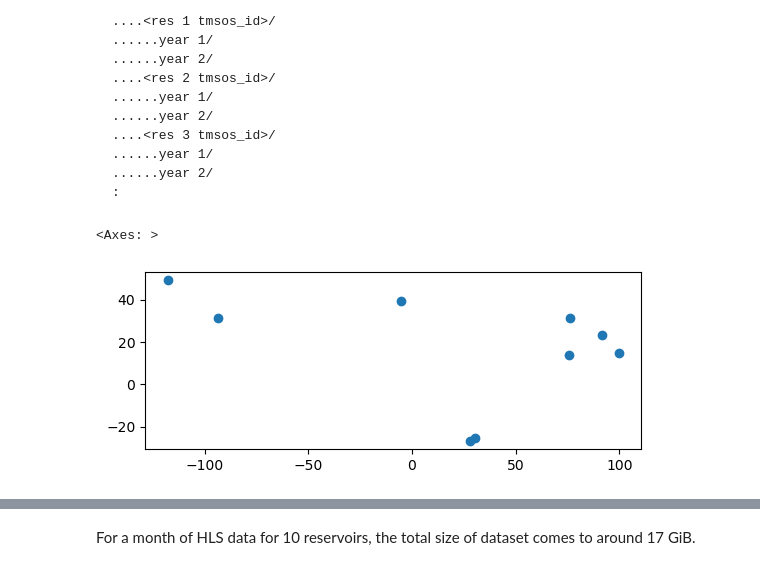
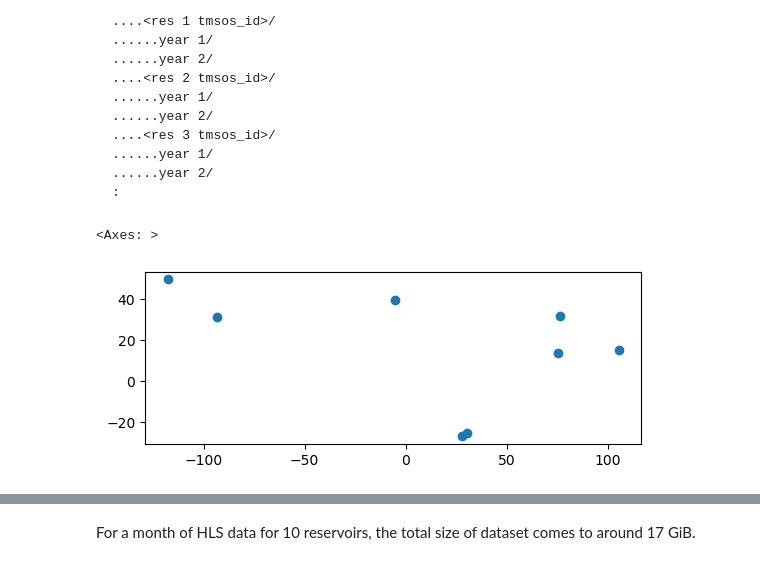
Before and after one commit to UW-SASWE/tmspp, a Jupyter notebook: notebooks/02.2-easysnowdata-hls.ipynb, the cells around one changed output, grey strips where cells are left out. Saved outputs shown, nothing was run; the diff lists cells and outputs as text; code cells hidden in the pictures.

```diff
--- a/notebooks/02.2-easysnowdata-hls.ipynb
+++ b/notebooks/02.2-easysnowdata-hls.ipynb
@@ -202,31 +219,31 @@ data/
 # %%
 import geopandas as gpd
 from pathlib import Path
 
 # read the bounding box of the study area
 val_pts = gpd.read_file(Path('../data/validation-locations/subset-validation-reservoirs-grand-pts.geojson'))
 val_polys = gpd.read_file(Path('../data/validation-locations/subset-validation-reservoirs-grand.geojson'))
 
 selected_reservoirs = [
-    '0505', # dumboor. India
-    # '0810', # sirindhorn, Thailand.
-    '0830', # Krasoew, Thailand.
+    # '0505', # dumboor. India
+    '0810', # sirindhorn, Thailand.
+    # '0830', # Krasoew, Thailand.
     '0502', # Bhakra dam, India.
     '0518', # Bhadra, India.
     '0349', # vaaldam, South Africa.
     '0464', # Sterkspruit, South Africa.
     '0214', # Cijara, Spain
     '1498', # Toledo bend, US
     '0936', # Arrow, Canada
 ]
 
 val_res_pt = val_pts.loc[val_pts['tmsos_id'].isin(selected_reservoirs)]
 val_res_poly = val_polys.loc[val_polys['tmsos_id'].isin(selected_reservoirs)]
 
 val_res_pt.plot()
 # %% [output]
 <Axes: >
-[figure, old version]
+[figure, new version]
 # %%
 import dask
 from dask.distributed import Client
```
Also changed, not shown: parts of 22 cells of this notebook, 1 other file.
